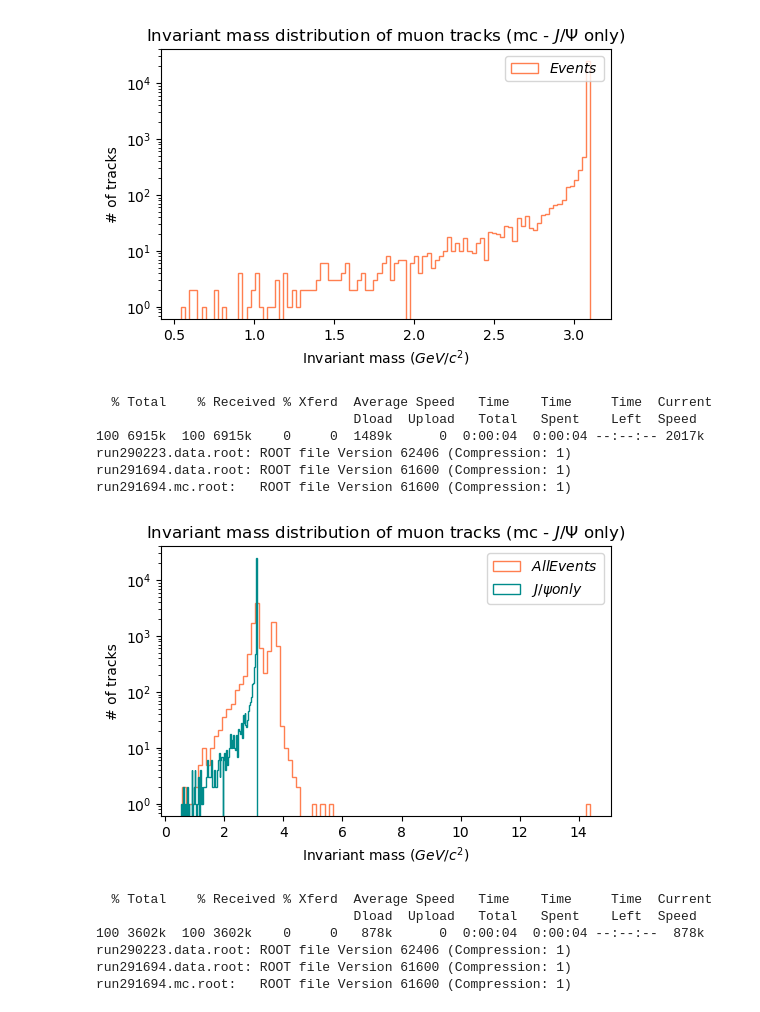
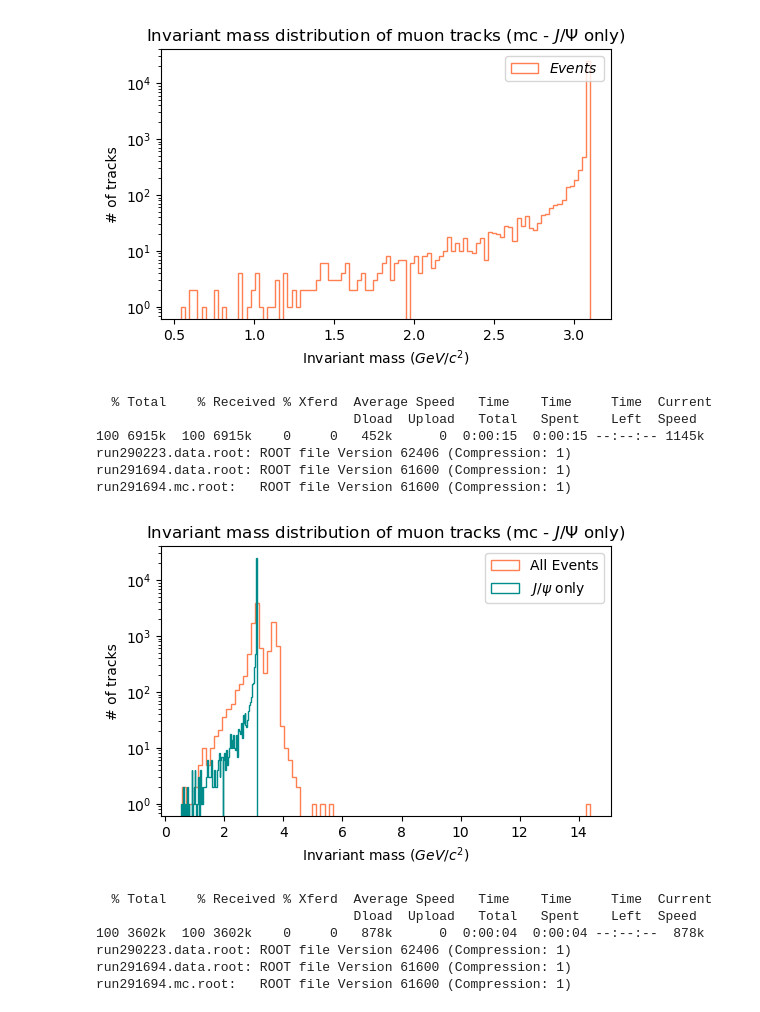
Before and after one commit to nantes-m2-rps-exp/qqbar2mumu-2022, a Jupyter notebook: notebooks/geometric_parameters.ipynb, the cells around one changed output. Saved outputs shown, nothing was run; the diff lists cells and outputs as text; code cells hidden in the pictures.

```diff
--- a/notebooks/geometric_parameters.ipynb
+++ b/notebooks/geometric_parameters.ipynb
@@ -370,37 +351,37 @@ for event in g[g.nMuonsGen==2]:
     momentum_x = np.array([], dtype=float)
     momentum_y = np.array([], dtype=float)
     momentum_z = np.array([], dtype=float)
     energy = np.array([], dtype=float)
     for t in tracks:
         energy = np.append(energy, t["GenE"])
         momentum_x = np.append(momentum_x, t["GenPx"])
         momentum_y = np.append(momentum_y, t["GenPy"])
         momentum_z = np.append(momentum_z, t["GenPz"])
     if (t["GenMotherPDGCode"] == 443):
         totalMomentum_jpsi[0] = np.sum(momentum_x)
         totalMomentum_jpsi[1] = np.sum(momentum_y)
         totalMomentum_jpsi[2] = np.sum(momentum_z)
         totalMomentum_norm_jpsi = mag(totalMomentum_jpsi[0], totalMomentum_jpsi[1], totalMomentum_jpsi[2])
         totalEnergy = np.sum(energy)
         invariantMass_jpsi = np.append(invariantMass_jpsi, invMass(totalMomentum_norm_jpsi, totalEnergy))
 
 fig = plt.figure(figsize=(5,3))
 axes = fig.add_axes([0.1,0.1,0.9,0.9])
 axes.set_title("Invariant mass distribution of muon tracks (mc - $J/\Psi$ only)")
 axes.set_xlabel("Invariant mass ($GeV/c^2$)")
 axes.set_ylabel("# of tracks")
 axes.set_yscale("log")
-axes.hist(invariantMass,bins=100,label="$All Events$",color='coral',histtype='step');
-axes.hist(invariantMass_jpsi,bins=100,label="$J/\psi only$",color='darkcyan',histtype='step');
+axes.hist(invariantMass,bins=100,label="All Events",color='coral',histtype='step');
+axes.hist(invariantMass_jpsi,bins=100,label="$J/\psi$ only",color='darkcyan',histtype='step');
 axes.legend();
 # %% [output]
   % Total    % Received % Xferd  Average Speed   Time    Time     Time  Current
                                  Dload  Upload   Total   Spent    Left  Speed
-100 6915k  100 6915k    0     0  1489k      0  0:00:04  0:00:04 --:--:-- 2017k
+100 6915k  100 6915k    0     0   452k      0  0:00:15  0:00:15 --:--:-- 1145k
 run290223.data.root: ROOT file Version 62406 (Compression: 1)
 run291694.data.root: ROOT file Version 61600 (Compression: 1)
 run291694.mc.root:   ROOT file Version 61600 (Compression: 1)
-[figure, old version]
+[figure, new version]
 # %%
 import uproot
 import awkward as ak
```
Also changed, not shown: parts of 1 cell of this notebook, 1 other file.
